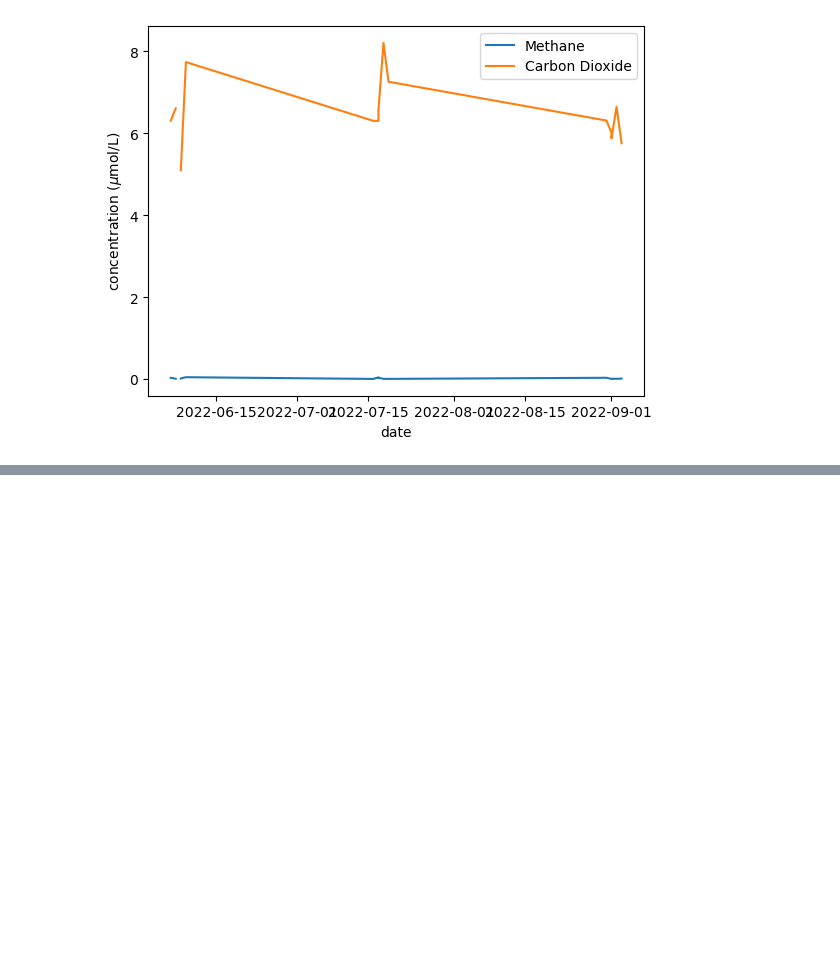
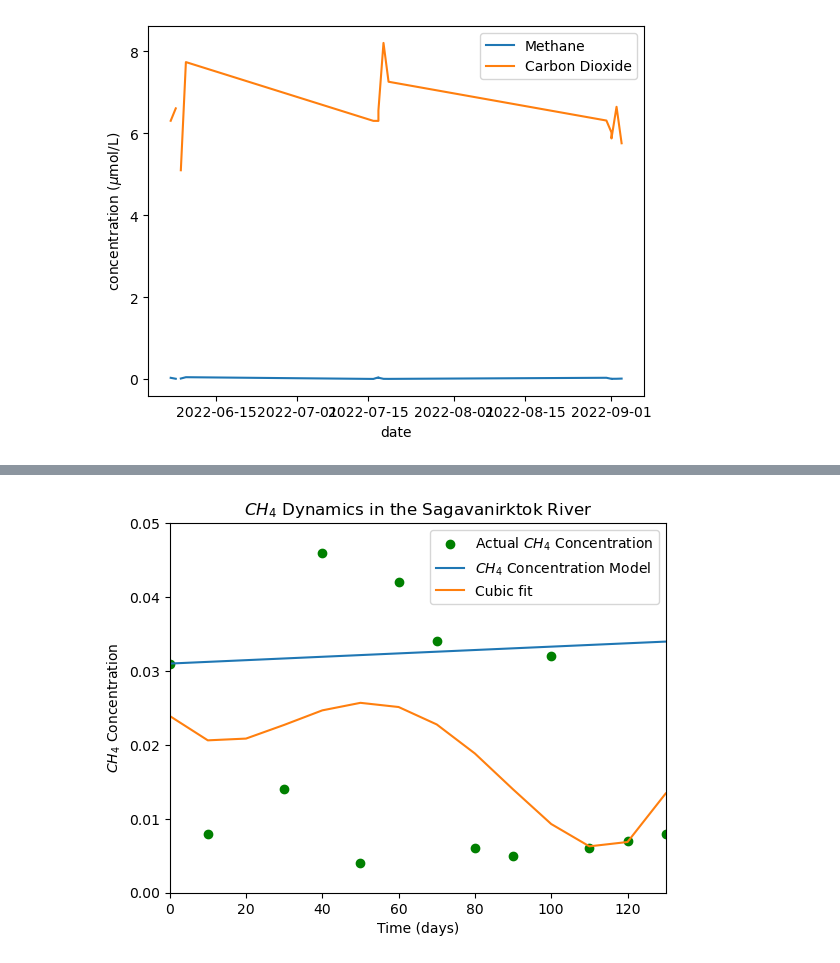
Before and after one commit to asm2296/Assignments, a Jupyter notebook: final project.ipynb, the cells around one changed output, grey strips where cells are left out. Saved outputs shown, nothing was run; the diff lists cells and outputs as text; code cells hidden in the pictures; blank space fills up the shorter version.

```diff
--- a/final project.ipynb
+++ b/final project.ipynb
@@ -150,0 +176,12 @@ plt.show()
+# %%
+plt.plot(solution.t, sag.ch4, 'go', label = "Actual $CH_4$ Concentration")
+plt.plot(solution.t, solution.y[1], label="$CH_4$ Concentration Model")
+plt.plot(t_ez, ch4_y, label = "Cubic fit")
+plt.axis([t0,130, 0,0.05])
+plt.xlabel("Time (days)")
+plt.ylabel("$CH_4$ Concentration")
+plt.title("$CH_4$ Dynamics in the Sagavanirktok River")
+plt.legend()
+plt.show()
+# %% [output]
+[figure, added]
```
Also changed, not shown: parts of 9 cells of this notebook.
